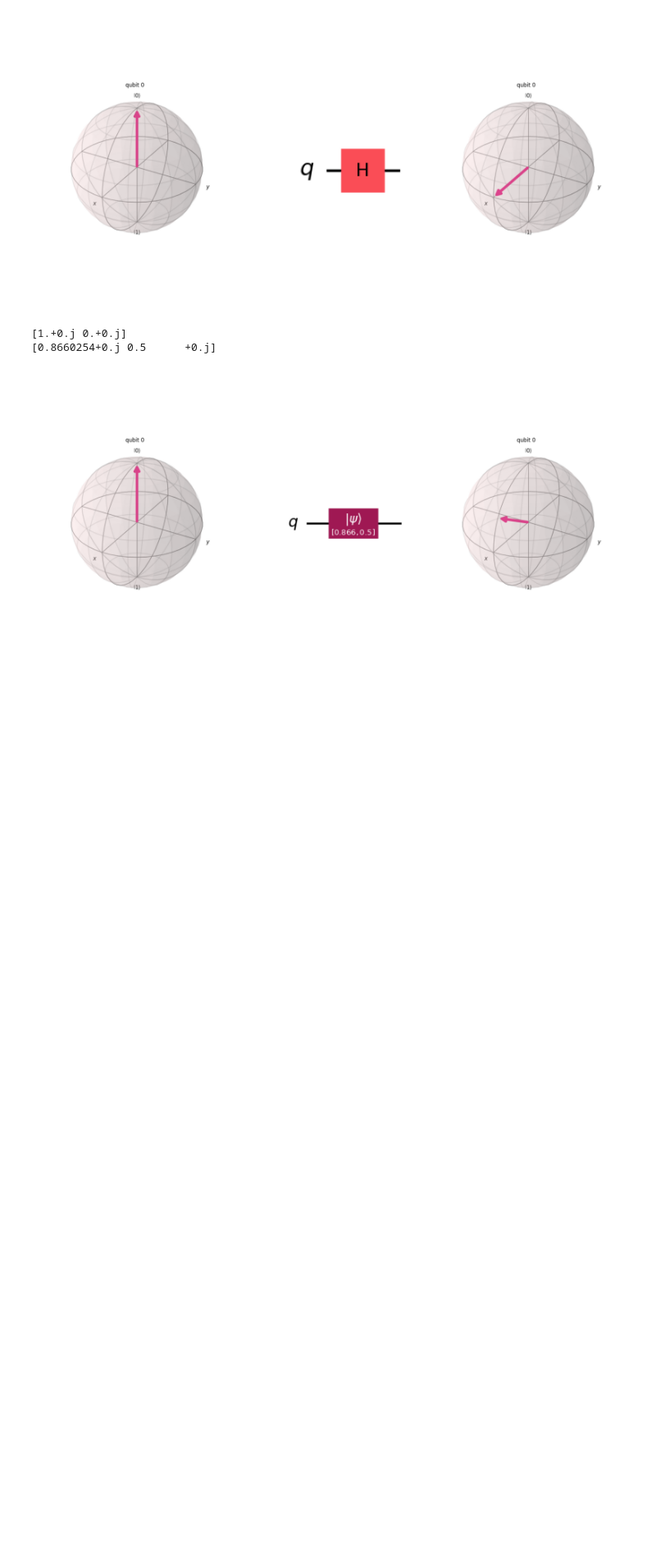
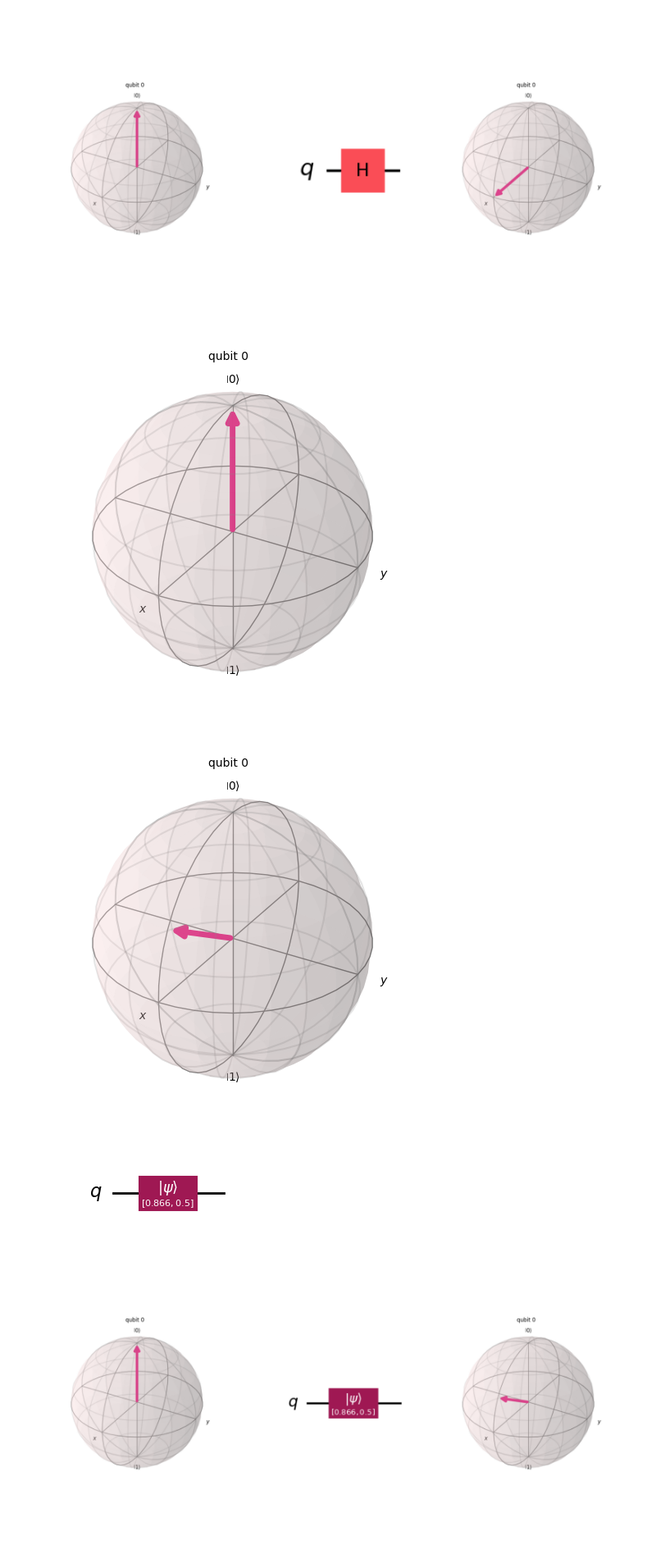
Before and after one commit to MariyaSV78/notebook_Quantum-computing, a Jupyter notebook: Quantum-computing.ipynb, the cells around one changed output. Shown at 82% size. Saved outputs shown, nothing was run; the diff lists cells and outputs as text; code cells hidden in the pictures; blank space fills up the shorter version.

```diff
--- a/Quantum-computing.ipynb
+++ b/Quantum-computing.ipynb
@@ -561,33 +566,40 @@ plt.show()
 # %%
 # Create a quantum circuit and visualize the initial and final Bloch vectors after reinitialization
 # by using the function "initialize([alpha, beta], qubit)"
 
 
 from qiskit import QuantumCircuit
 from qiskit.visualization import plot_bloch_vector
 from qiskit.quantum_info import Statevector
 import numpy as np
 
 # Create a quantum circuit with 1 qubit
 qc2 = QuantumCircuit(1)
 print(Statevector.from_instruction(qc2).data)
 # Visualiztion initial Bloch vector
 fig1 = plot_bloch_multivector(qc2)
 
 # Define alpha and beta (must satisfy |alpha|^2 + |beta|^2 = 1)
 alpha = np.sqrt(3)/2
 beta = 1/2
 
 # Initialize the qubit with [alpha, beta]
 qc2.initialize([alpha, beta], 0)
 
 fig3 = plot_bloch_multivector(qc2)
 print(Statevector.from_instruction(qc2).data)
 
 fig2 = qc2.draw('mpl')
+
+# Hide header/footer for all open figures at once\n",
+for fig in plt._pylab_helpers.Gcf.get_all_fig_managers():
+    fig.canvas.header_visible = False
+    fig.canvas.footer_visible = False
+clear_output(wait=True)
 # %% [output]
-[1.+0.j 0.+0.j]
-[0.8660254+0.j 0.5      +0.j]
+[figure, added]
+[figure, added]
+[figure, added]
 # %%
 fig, axs = plt.subplots(1, 3, figsize=(8, 4))
 for i, bloch_fig in enumerate([fig1, fig2, fig3]):
```
Also changed, not shown: parts of 14 cells of this notebook, 3 other files.
